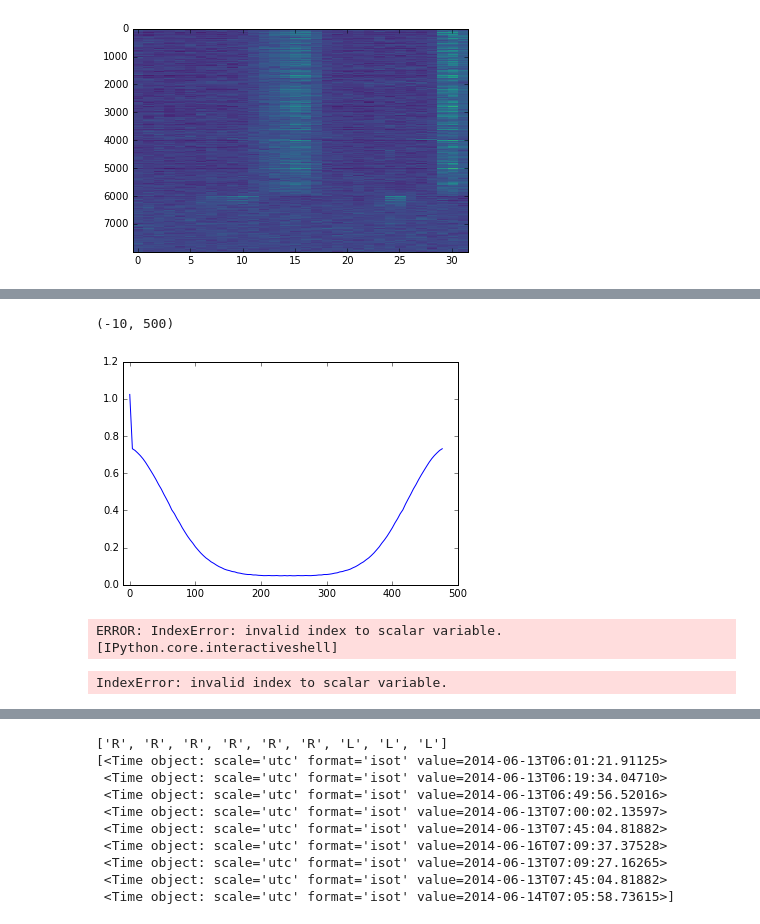
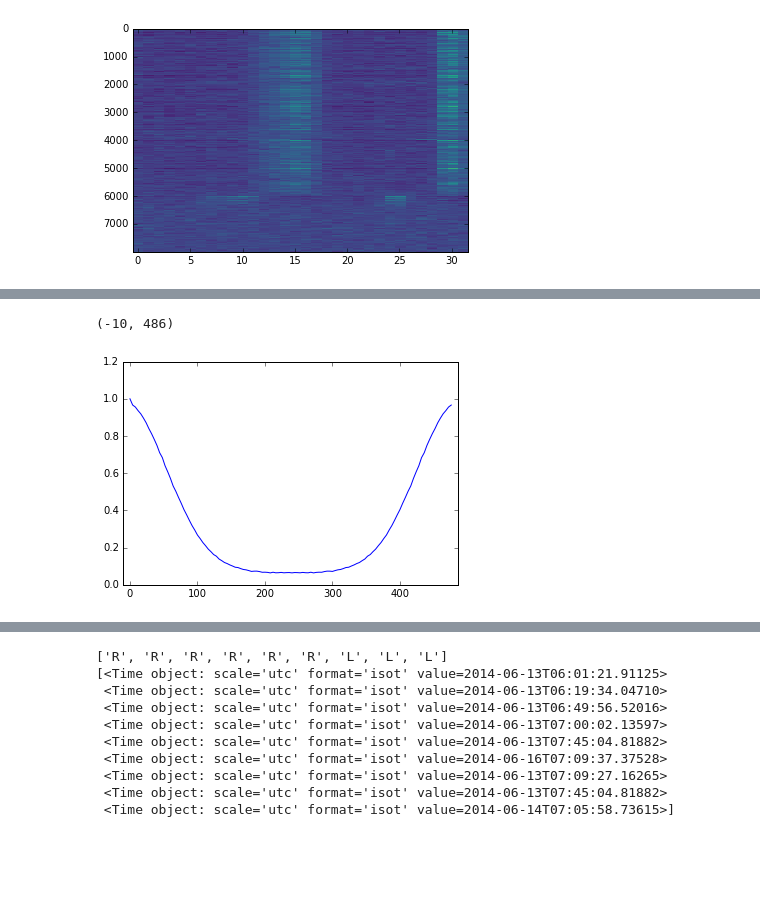
Before and after one commit to ramain/scint_analysis, a Jupyter notebook: b1957_GPs/B1957coherent.ipynb, the cells around one changed output, grey strips where cells are left out. Saved outputs shown, nothing was run; the diff lists cells and outputs as text; code cells hidden in the pictures; blank space fills up the shorter version.

```diff
--- a/b1957_GPs/B1957coherent.ipynb
+++ b/b1957_GPs/B1957coherent.ipynb
@@ -459,73 +460,38 @@ if figures:
 # %%
 """
 Compute correlation timescale from dynspec
 
 R  =       (p1-p1.mean) * (p2-p2.mean)
            ___________________________
 
      sqrt((sig1^2 - sig1n^2)(sig2^2 - sig2n^2))
 
 """
 %matplotlib inline
 chunk = 120
 
 dyncorr = np.zeros(chunk)
-tdyncorr = np.zeros(chunk)
-
-noise_autocorr = np.array(dyn_noise)**2.0
+tdyncorr = np.arange(0, chunk*4, 4)
 
 for i in range(chunk):
     dyn1 = np.array(dyn_signal)
-    dyn2 = np.roll(dyn1,i,axis=0)
+    dyn2 = np.roll(dyn_signal,-i,axis=0)
 
     dynbg1 = np.array(dyn_noise)
-    dynbg2 = np.roll(dyn_noise,i, axis=0)
+    dynbg2 = np.roll(dyn_noise,-i, axis=0)
 
     autoc = (dyn1 - np.mean(dyn1))  * (dyn2 - np.mean(dyn2))
     crossterms = dyn1*dynbg2 + dyn2*dynbg1
     bgcorr = dynbg1*dynbg2
 
-    std1 = np.std(dyn1)**2.0 - np.std(dynbg1)**2.0
-    std2 = np.std(dyn2)**2.0 - np.std(dynbg2)**2.0
+    std1 = np.std(dyn1)**2.0 - np.mean(dynbg1**2.0)
+    std2 = np.std(dyn2)**2.0 - np.mean(dynbg2**2.0)
 
-    if i == 0:
-        dyncorr[i] = np.mean((autoc-bgcorr-crossterms) /np.sqrt(std1*std2))
-
-    else:
-        dyncorr[i] = np.mean((autoc) /np.sqrt(std1*std2))
-
-    tdyncorr[i] = i*4
+    dyncorr[i] = np.mean( autoc / np.sqrt(std1 * std2)) - np.mean( bgcorr / np.sqrt(std1 * std2))
 
 plt.plot(tdyncorr, dyncorr)
-plt.xlim(-10,500)
+
+plt.xlim(-10,max(tdyncorr)+10)
 # %% [output]
-(-10, 500)
+(-10, 486)
-[figure, old version]
+[figure, new version]
-# %%
-'''
-Simply get 1/e timescale out
-'''
-
-dynclean = 1.0*dyncorr.mean(-1)
-dynclean -= np.median(dynclean[50:80])
-dynclean /= abs(dynclean[1])
-
-plt.plot(dynclean[1:80])
-#plt.xlim(-10,110)
-
-cut = 1./np.exp(1)
-for i in range(100):
-    if dynclean[i] < cut:
-        print i
-        break
-
-print("decorrelation timescale is %s s" % (i*3))
-
-
-plt.xlabel('dt [4s bins]')
-plt.ylabel('Corr Coeff')
-dynerr = np.std(dynclean[60:100])
-print dynerr
-# %% [output]
-ERROR: IndexError: invalid index to scalar variable. [IPython.core.interactiveshell]
-IndexError: invalid index to scalar variable.
```
Also changed, not shown: parts of 15 cells of this notebook, 12 other files.
